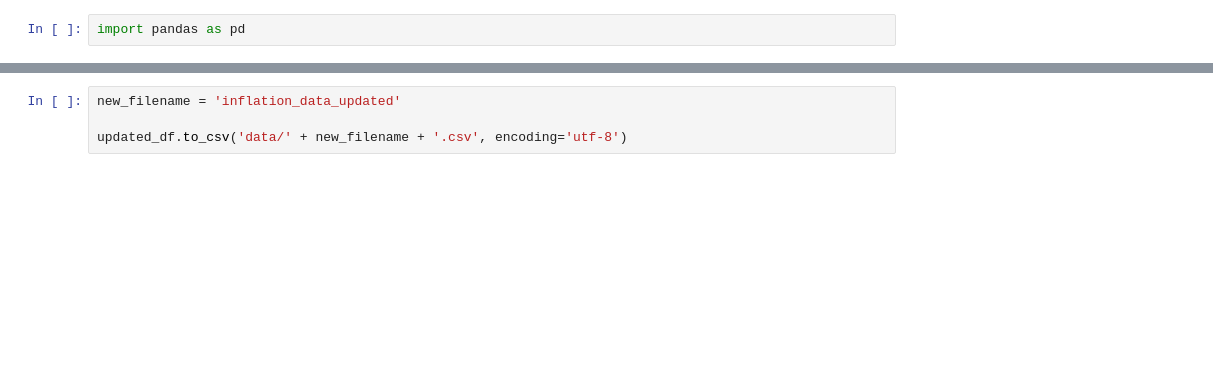
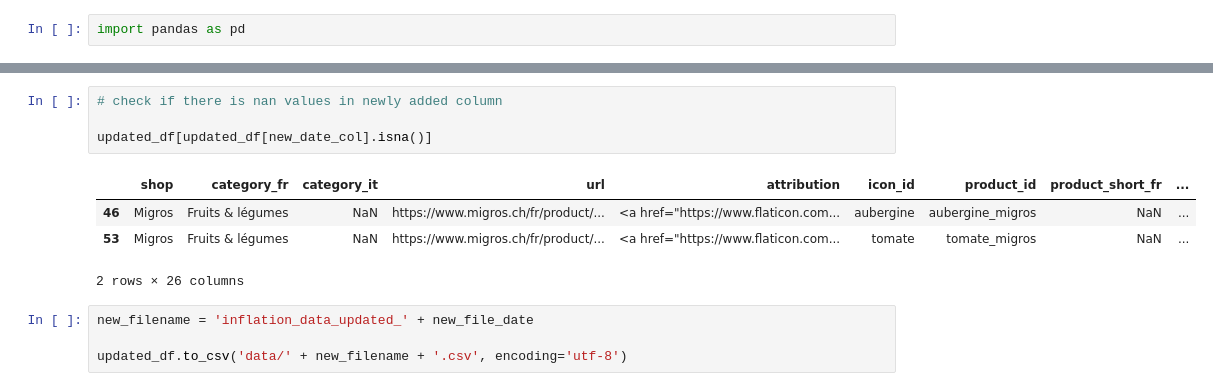
Before and after one commit to cgcrts/viz_inflation, a Jupyter notebook: data_processing.ipynb, the cells around one changed output, grey strips where cells are left out. Saved outputs shown, nothing was run; the diff lists cells and outputs as text; blank space fills up the shorter version.

```diff
--- a/data_processing.ipynb
+++ b/data_processing.ipynb
@@ -81,4 +84,13 @@ updated_df
+# %%
+# check if there is nan values in newly added column
+
+updated_df[updated_df[new_date_col].isna()]
+# %% [output]
+|  | shop | category_fr | category_it | url | attribution | icon_id | product_id | product_short_fr | ... |
+| 46 | Migros | Fruits & légumes | NaN | https://www.migros.ch/fr/product/... | <a href="https://www.flaticon.com... | aubergine | aubergine_migros | NaN | ... |
+| 53 | Migros | Fruits & légumes | NaN | https://www.migros.ch/fr/product/... | <a href="https://www.flaticon.com... | tomate | tomate_migros | NaN | ... |
+2 rows × 26 columns
 # %%
-new_filename = 'inflation_data_updated'
+new_filename = 'inflation_data_updated_' + new_file_date
 
 updated_df.to_csv('data/' + new_filename + '.csv', encoding='utf-8')
```
Also changed, not shown: parts of 3 cells of this notebook, 5 other files.
